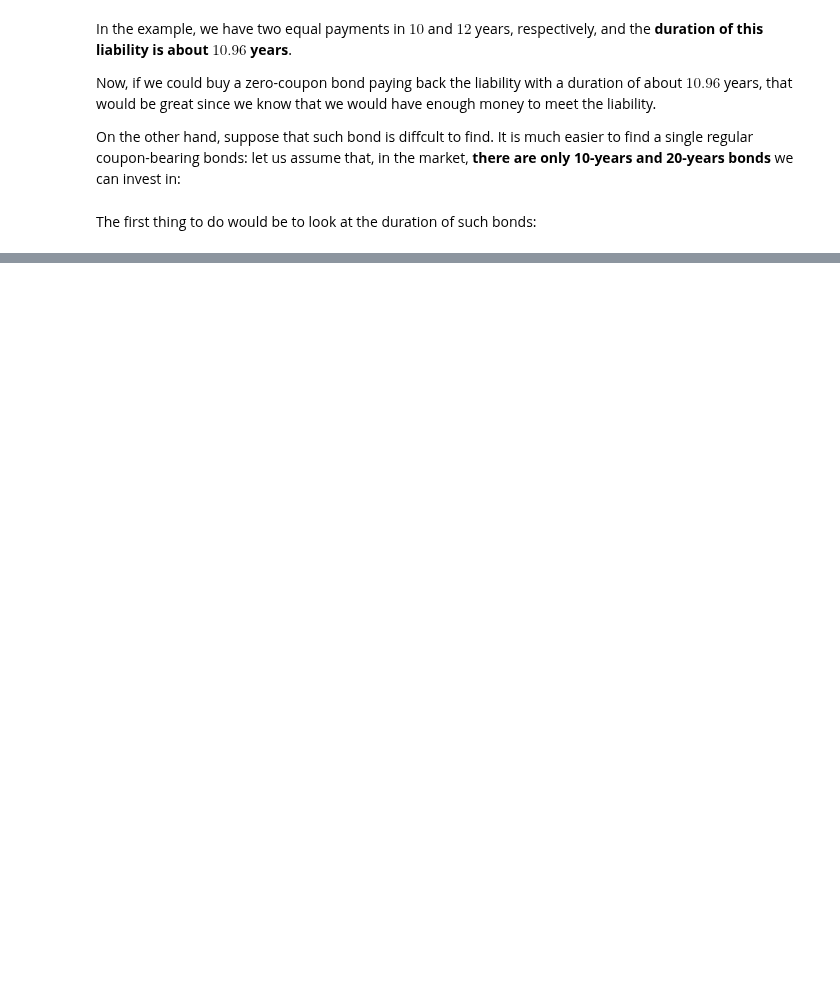
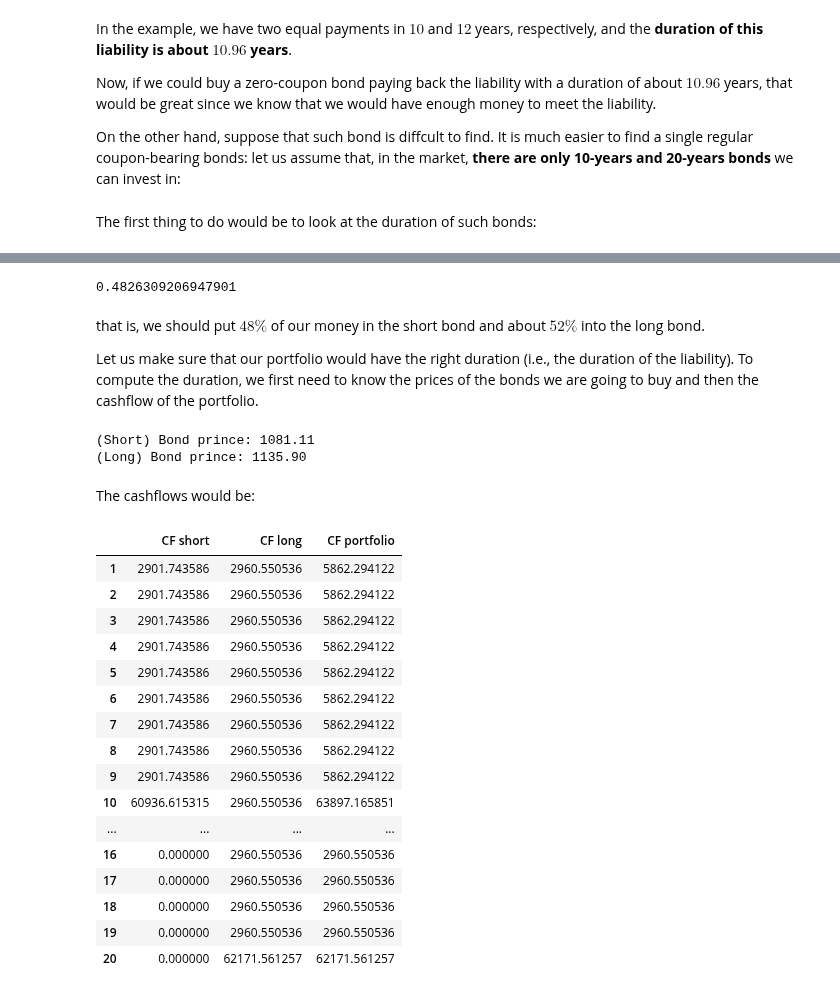
Before and after one commit to z4ir3/finance-courses, a Jupyter notebook: week-4.ipynb, the cells around one changed output, grey strips where cells are left out. Cells and saved outputs as stored; diff of their text form; code cells hidden in the pictures; blank space fills up the shorter version.

```diff
--- a/week-4.ipynb
+++ b/week-4.ipynb
@@ -791,5 +795,6 @@ ytm_20 = 0.04
 # %% [markdown]
 The first thing to do would be to look at the duration of such bonds:
 # %%
-cf_10 = erk.bond_cash_flows(principal=principal, maturity=maturity_10, coupon_rate=coupon_rate_10, coupons_per_year=coupons_per_year_10)
-cf_20 = erk.bond_cash_flows(principal=principal, maturity=maturity_20, coupon_rate=coupon_rate_20, coupons_per_year=coupons_per_year_20)
+# we firstly get the cashflows of the bonds
+cf_short = erk.bond_cash_flows(principal=principal, maturity=maturity_short, coupon_rate=coupon_rate_short, coupons_per_year=coupons_per_year_short)
+cf_long  = erk.bond_cash_flows(principal=principal, maturity=maturity_long, coupon_rate=coupon_rate_long, coupons_per_year=coupons_per_year_long)
@@ -807,0 +801,5 @@ dtype: float64
+# %%
+macd_short = erk.mac_duration(cf_short, ytm_short)
+macd_long  = erk.mac_duration(cf_long, ytm_long)
+print("(Short) bond duration: {:.3f}y".format(macd_short))
+print("(Long) bond duration:  {:.3f}y".format(macd_long))
@@ -807,0 +818,54 @@ dtype: float64
+# %%
+# weight in the short bond
+w_short = (macd_liab - macd_long) / (macd_short - macd_long)
+w_short
+# %% [output]
+0.4826309206947901
+# %% [markdown]
+that is, we should put $48\%$ of our money in the short bond and about $52\%$ into the long bond.
+
+Let us make sure that our portfolio would have the right duration (i.e., the duration of the liability).
+To compute the duration, we first need to know the prices of the bonds we are going to buy and then
+the cashflow of the portfolio.
+# %%
+# Compute the bonds prices
+bondprice_short = erk.bond_price(cf=cf_short, ytm=ytm_short, coupons_per_year=coupons_per_year_short)
+bondprice_long  = erk.bond_price(cf=cf_long, ytm=ytm_long, coupons_per_year=coupons_per_year_long)
+print("(Short) Bond prince: {:.2f}".format(bondprice_short[0]))
+print("(Long) Bond prince: {:.2f}".format(bondprice_long[0]))
+# %% [output]
+(Short) Bond prince: 1081.11
+(Long) Bond prince: 1135.90
+# %% [markdown]
+The cashflows would be:
+# %%
+# the number of short bond that we can buy (analogously for the long bond):
+# n_bond_short * bondprice_short = w_short * asset_value ==>  n_bond_short = w_short * asset_value / bondprice_short
+portfolio_cf_short = w_short * asset_value / bondprice_short * cf_short
+portfolio_cf_long  = (1-w_short) * asset_value / bondprice_long * cf_long
+
+# cashflows of the short and long bond
+portfolio_cf = pd.concat([portfolio_cf_short, portfolio_cf_long], axis=1).fillna(0)
+portfolio_cf.columns = ["CF short", "CF long"]
+
+# adding the cashflow of the portfolio
+portfolio_cf["CF portfolio"] = portfolio_cf.sum(axis=1)
+portfolio_cf
+# %% [output]
+|  | CF short | CF long | CF portfolio |
+| 1 | 2901.743586 | 2960.550536 | 5862.294122 |
+| 2 | 2901.743586 | 2960.550536 | 5862.294122 |
+| 3 | 2901.743586 | 2960.550536 | 5862.294122 |
+| 4 | 2901.743586 | 2960.550536 | 5862.294122 |
+| 5 | 2901.743586 | 2960.550536 | 5862.294122 |
+| 6 | 2901.743586 | 2960.550536 | 5862.294122 |
+| 7 | 2901.743586 | 2960.550536 | 5862.294122 |
+| 8 | 2901.743586 | 2960.550536 | 5862.294122 |
+| 9 | 2901.743586 | 2960.550536 | 5862.294122 |
+| 10 | 60936.615315 | 2960.550536 | 63897.165851 |
+| ... | ... | ... | ... |
+| 16 | 0.000000 | 2960.550536 | 2960.550536 |
+| 17 | 0.000000 | 2960.550536 | 2960.550536 |
+| 18 | 0.000000 | 2960.550536 | 2960.550536 |
+| 19 | 0.000000 | 2960.550536 | 2960.550536 |
+| 20 | 0.000000 | 62171.561257 | 62171.561257 |
```
Also changed, not shown: parts of 18 cells of this notebook.
